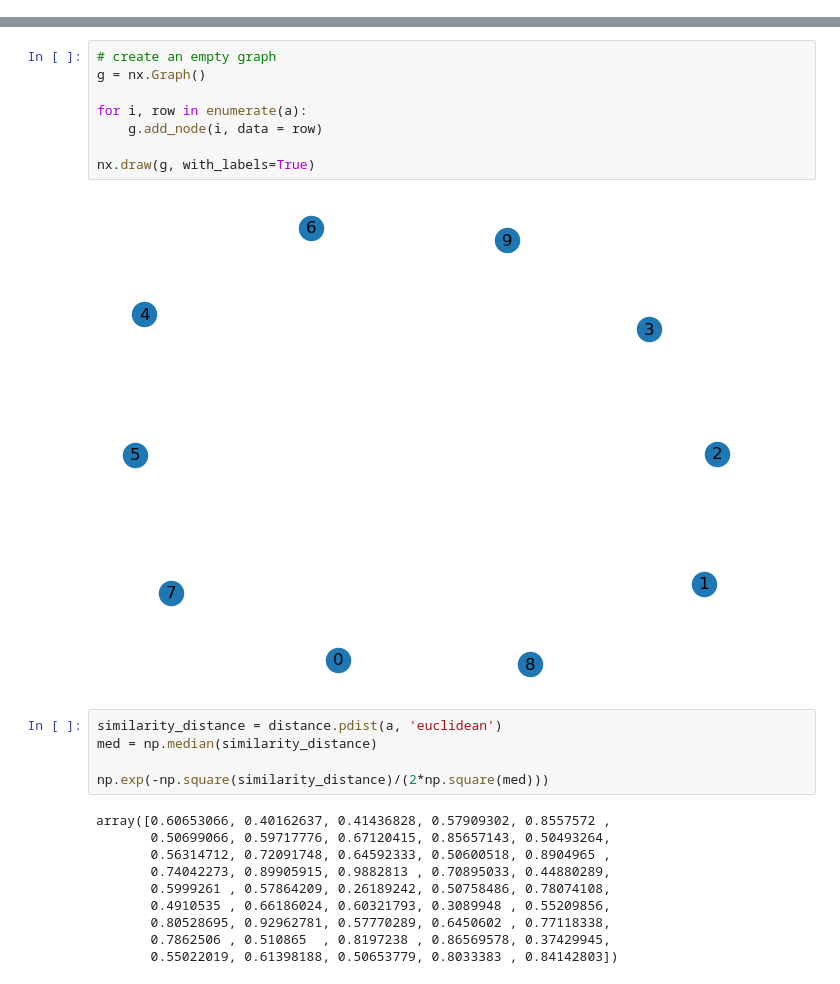
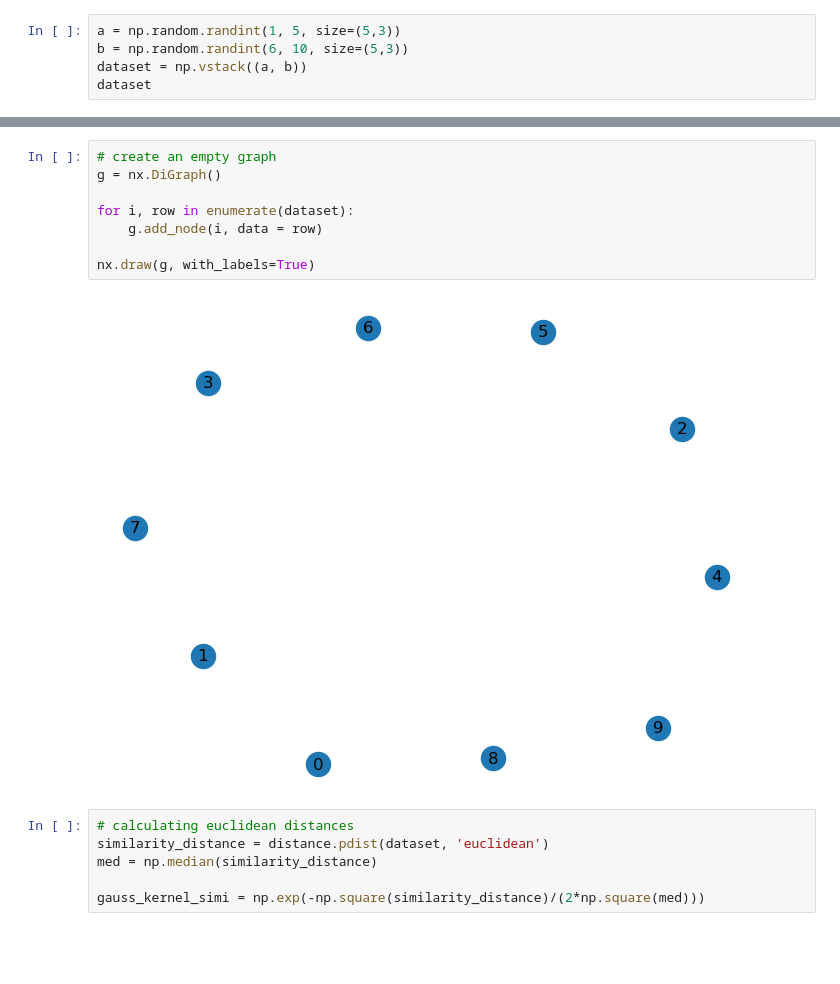
Before and after one commit to girish1993/nano, a Jupyter notebook: nano/exp/clustering/exp.ipynb, the cells around one changed output, grey strips where cells are left out. Saved outputs shown, nothing was run; the diff lists cells and outputs as text; blank space fills up the shorter version.

```diff
--- a/nano/exp/clustering/exp.ipynb
+++ b/nano/exp/clustering/exp.ipynb
@@ -22,0 +9,5 @@ array([[0.37728859, 0.17839174, 0.03542226],
+# %%
+a = np.random.randint(1, 5, size=(5,3))
+b = np.random.randint(6, 10, size=(5,3))
+dataset = np.vstack((a, b))
+dataset
@@ -23,25 +25,16 @@ array([[0.37728859, 0.17839174, 0.03542226],
 # %%
 # create an empty graph
-g = nx.Graph()
+g = nx.DiGraph()
 
-for i, row in enumerate(a):
+for i, row in enumerate(dataset):
     g.add_node(i, data = row)
 
 nx.draw(g, with_labels=True)
 # %% [output]
-[figure, old version]
+[figure, new version]
 # %%
-similarity_distance = distance.pdist(a, 'euclidean')
+# calculating euclidean distances
+similarity_distance = distance.pdist(dataset, 'euclidean')
 med = np.median(similarity_distance)
 
-np.exp(-np.square(similarity_distance)/(2*np.square(med)))
+gauss_kernel_simi = np.exp(-np.square(similarity_distance)/(2*np.square(med)))
-# %% [output]
-array([0.60653066, 0.40162637, 0.41436828, 0.57909302, 0.8557572 ,
-       0.50699066, 0.59717776, 0.67120415, 0.85657143, 0.50493264,
-       0.56314712, 0.72091748, 0.64592333, 0.50600518, 0.8904965 ,
-       0.74042273, 0.89905915, 0.9882813 , 0.70895033, 0.44880289,
-       0.5999261 , 0.57864209, 0.26189242, 0.50758486, 0.78074108,
-       0.4910535 , 0.66186024, 0.60321793, 0.3089948 , 0.55209856,
-       0.80528695, 0.92962781, 0.57770289, 0.6450602 , 0.77118338,
-       0.7862506 , 0.510865  , 0.8197238 , 0.86569578, 0.37429945,
-       0.55022019, 0.61398188, 0.50653779, 0.8033383 , 0.84142803])
```
Also changed, not shown: parts of 12 cells of this notebook.
